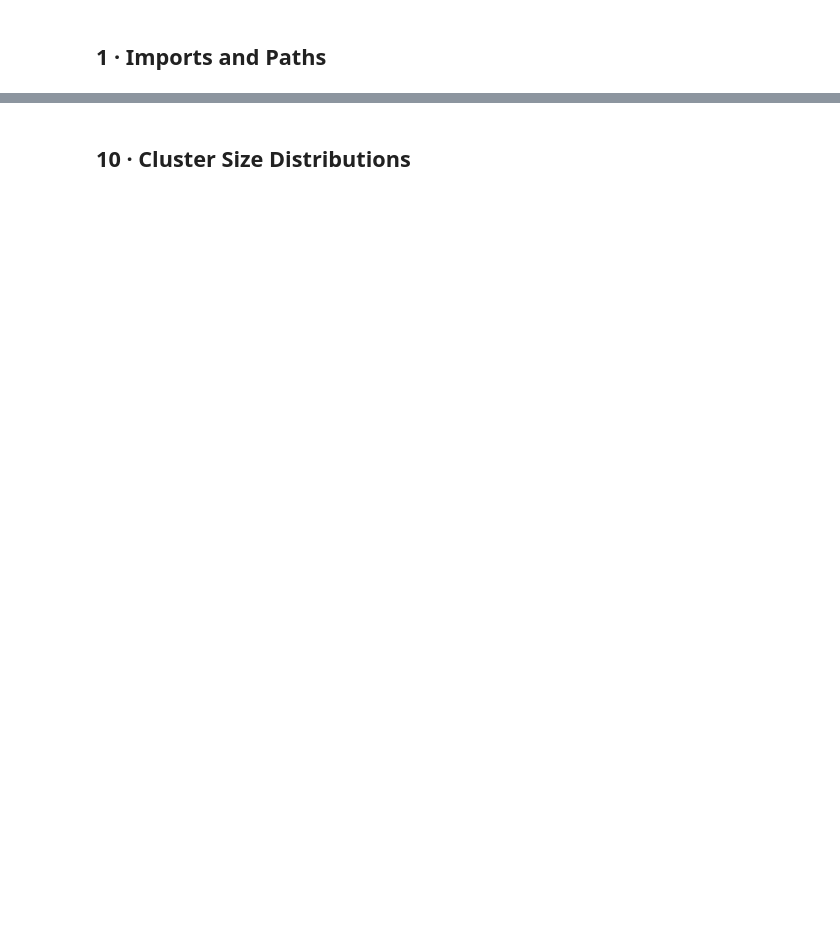
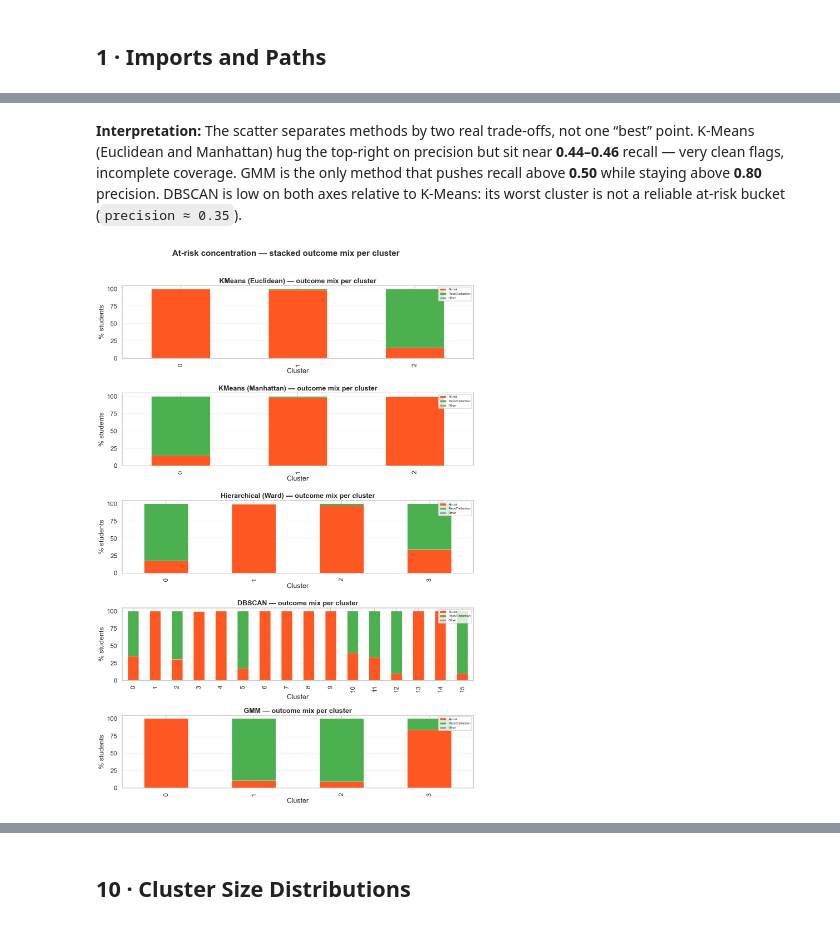
Before and after one commit to AfafKhadraoui/Student-Learning-Behavior-Clustering-Profiling, a Jupyter notebook: notebooks/07_model_comparison.ipynb, the cells around one changed output, grey strips where cells are left out. Saved outputs shown, nothing was run; the diff lists cells and outputs as text; code cells hidden in the pictures; blank space fills up the shorter version.

```diff
--- a/notebooks/07_model_comparison.ipynb
+++ b/notebooks/07_model_comparison.ipynb
@@ -485,0 +602,35 @@ plt.show()
+# %% [markdown]
+**Interpretation:** The scatter separates methods by two real trade-offs, not one “best” point. K-Means (Euclidean and Manhattan) hug the top-right on precision but sit near **0.44–0.46** recall — very clean flags, incomplete coverage. GMM is the only method that pushes recall above **0.50** while staying above **0.80** precision. DBSCAN is low on both axes relative to K-Means: its worst cluster is not a reliable at-risk bucket (`precision ≈ 0.35`).
+# %%
+
+fig, axes = plt.subplots(len(all_labels), 1, figsize=(14, 4 * max(1, len(all_labels))), squeeze=False)
+outcome_cats = ['Pass', 'Distinction', 'Fail', 'Withdrawn']
+
+for ax_row, (method, labels) in zip(axes, all_labels.items()):
+    ax = ax_row[0]
+    valid_mask = labels >= 0
+    cluster_ids = sorted(np.unique(labels[valid_mask]))
+    rows = []
+    for c in cluster_ids:
+        mask_c = (labels == c) & valid_mask
+        n_total = int(mask_c.sum())
+        n_ar = int((mask_c & at_risk_global.values).sum())
+        n_pass = int((mask_c & outcome_series.isin(['Pass', 'Distinction']).values).sum())
+        rows.append({'cluster': c, 'At-risk': n_ar, 'Pass/Distinction': n_pass, 'Other': n_total - n_ar - n_pass})
+    df_plot = pd.DataFrame(rows).set_index('cluster')
+    df_plot_pct = df_plot.div(df_plot.sum(axis=1), axis=0) * 100
+    df_plot_pct.plot(kind='bar', stacked=True, ax=ax, color=['#FF5722', '#4CAF50', '#9E9E9E'],
+                     edgecolor='white', linewidth=0.4)
+    ax.set_title(f'{method} — outcome mix per cluster', fontweight='bold')
+    ax.set_xlabel('Cluster')
+    ax.set_ylabel('% students')
+    ax.set_ylim(0, 105)
+    ax.legend(loc='upper right', fontsize=8)
+    ax.grid(True, axis='y', alpha=0.2)
+
+plt.suptitle('At-risk concentration — stacked outcome mix per cluster', fontweight='bold', y=1.01)
+plt.tight_layout()
+plt.savefig(FIGURES_DIR / 'at_risk_concentration_all_methods.png', bbox_inches='tight', dpi=150)
+plt.show()
+# %% [output]
+[figure, added]
```
Also changed, not shown: parts of 89 cells of this notebook, 1 other file.
